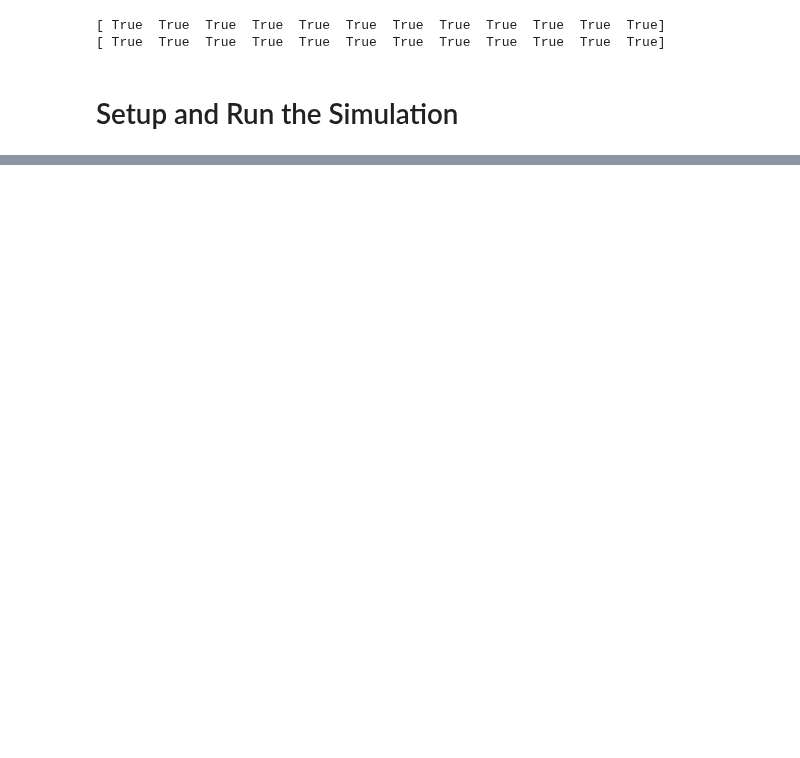
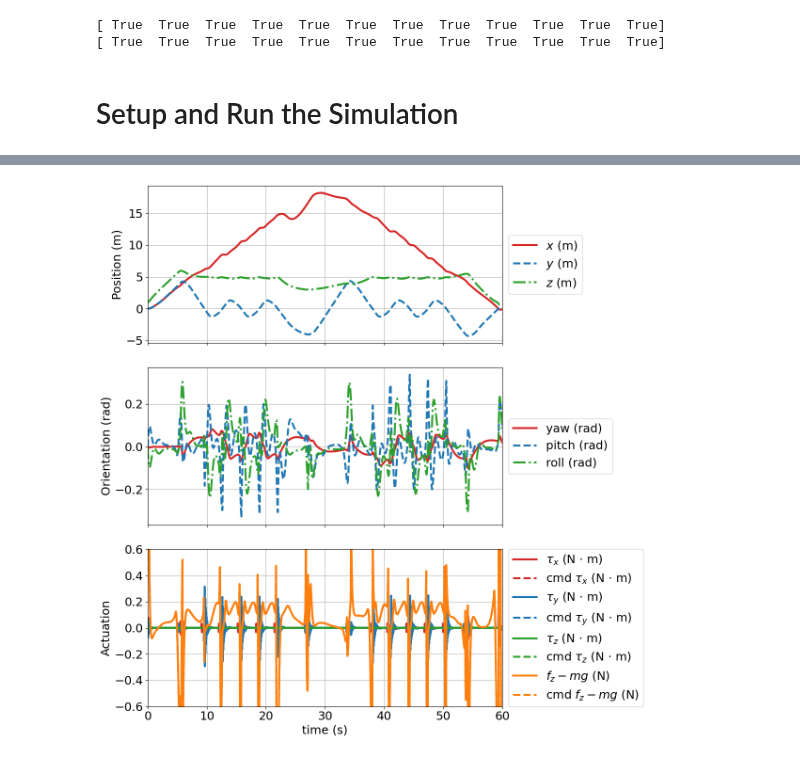
Before and after one commit to TheBestBot/ae353-sp25, a Jupyter notebook: projects/04_drone/runSim.ipynb, the cells around one changed output, grey strips where cells are left out. Saved outputs shown, nothing was run; the diff lists cells and outputs as text; code cells hidden in the pictures; blank space fills up the shorter version.

```diff
--- a/projects/04_drone/runSim.ipynb
+++ b/projects/04_drone/runSim.ipynb
@@ -505,0 +512,61 @@ plt.show()
+# %%
+# Define a variable to control font size locally
+font_size = 18
+
+# Define consistent colors
+color_x = 'tab:red'
+color_y = 'tab:blue'
+color_z = 'tab:green'
+color_cmd = 'tab:orange'
+
+# Define consistent linestyles
+linestyles = ['-', '--', '-.', ':']
+
+# Load data
+data = simulator.get_data('template')
+
+# Create figure with three subplots
+fig, (ax_pos, ax_ori, ax_act) = plt.subplots(3, 1, figsize=(12, 12), sharex=True)
+
+# ---- 1. Position ----
+ax_pos.plot(data['t'], data['p_x'], label=r'$x$ (m)', linewidth=3, color=color_x, linestyle=linestyles[0])
+ax_pos.plot(data['t'], data['p_y'], label=r'$y$ (m)', linewidth=3, color=color_y, linestyle=linestyles[1])
+ax_pos.plot(data['t'], data['p_z'], label=r'$z$ (m)', linewidth=3, color=color_z, linestyle=linestyles[2])
+ax_pos.set_ylabel("Position (m)", fontsize=font_size)
+ax_pos.tick_params(labelsize=font_size)
+ax_pos.grid()
+ax_pos.legend(fontsize=font_size, loc='center left', bbox_to_anchor=(1, 0.5))
+
+# ---- 2. Orientation ----
+ax_ori.plot(data['t'], data['yaw'], label=r'yaw (rad)', linewidth=3, color=color_x, linestyle=linestyles[0])
+ax_ori.plot(data['t'], data['pitch'], label=r'pitch (rad)', linewidth=3, color=color_y, linestyle=linestyles[1])
+ax_ori.plot(data['t'], data['roll'], label=r'roll (rad)', linewidth=3, color=color_z, linestyle=linestyles[2])
+ax_ori.set_ylabel("Orientation (rad)", fontsize=font_size)
+ax_ori.tick_params(labelsize=font_size)
+ax_ori.grid()
+ax_ori.legend(fontsize=font_size, loc='center left', bbox_to_anchor=(1, 0.5))
+
+# ---- 3. Actuator Commands ----
+ax_act.plot(data['t'], data['tau_x'], label=r'$\tau_x$ (N $\cdot$ m)', linewidth=3, color=color_x, linestyle=linestyles[0])
+ax_act.plot(data['t'], data['tau_x_cmd'], label=r'cmd $\tau_x$ (N $\cdot$ m)', linewidth=3, color=color_x, linestyle=linestyles[1])
+ax_act.plot(data['t'], data['tau_y'], label=r'$\tau_y$ (N $\cdot$ m)', linewidth=3, color=color_y, linestyle=linestyles[0])
+ax_act.plot(data['t'], data['tau_y_cmd'], label=r'cmd $\tau_y$ (N $\cdot$ m)', linewidth=3, color=color_y, linestyle=linestyles[1])
+ax_act.plot(data['t'], data['tau_z'], label=r'$\tau_z$ (N $\cdot$ m)', linewidth=3, color=color_z, linestyle=linestyles[0])
+ax_act.plot(data['t'], data['tau_z_cmd'], label=r'cmd $\tau_z$ (N $\cdot$ m)', linewidth=3, color=color_z, linestyle=linestyles[1])
+ax_act.plot(data['t'], np.array(data['f_z']) - (0.5 * 9.81), label=r'$f_z - mg$ (N)', linewidth=3, color=color_cmd, linestyle=linestyles[0])
+ax_act.plot(data['t'], np.array(data['f_z_cmd']) - (0.5 * 9.81), label=r'cmd $f_z - mg$ (N)', linewidth=3, color=color_cmd, linestyle=linestyles[1])
+ax_act.set_ylabel("Actuation", fontsize=font_size)
+ax_act.set_xlabel("time (s)", fontsize=font_size)
+ax_act.set_ylim(-.6, .6)
+ax_act.tick_params(labelsize=font_size)
+ax_act.grid()
+ax_act.legend(fontsize=font_size, loc='center left', bbox_to_anchor=(1, 0.5))
+
+# Set x-axis limits
+ax_act.set_xlim([data['t'][0], data['t'][-1]])
+
+# Adjust layout
+fig.tight_layout()
+plt.show()
+# %% [output]
+[figure, added]
```
Also changed, not shown: parts of 6 cells of this notebook, 3 other files.
